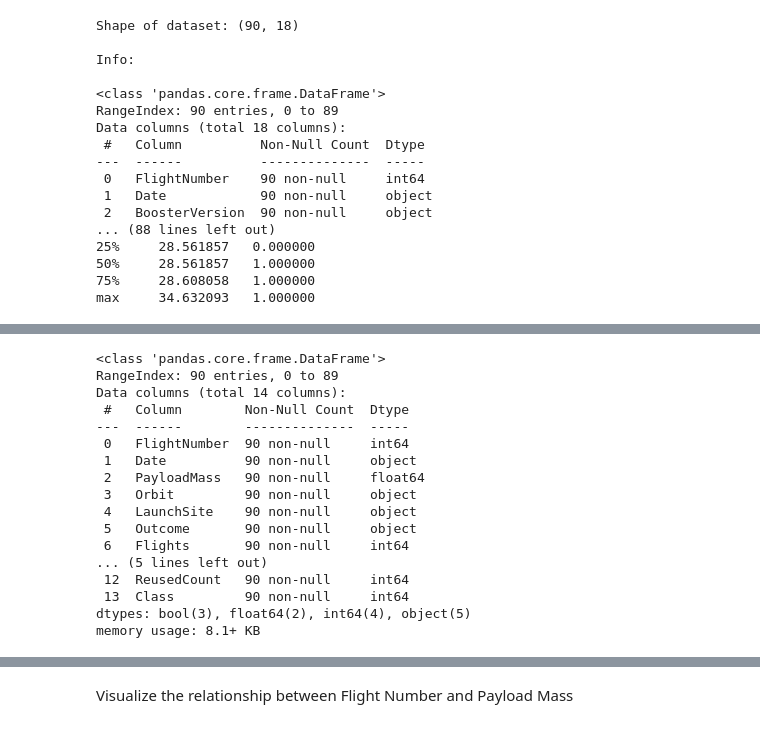
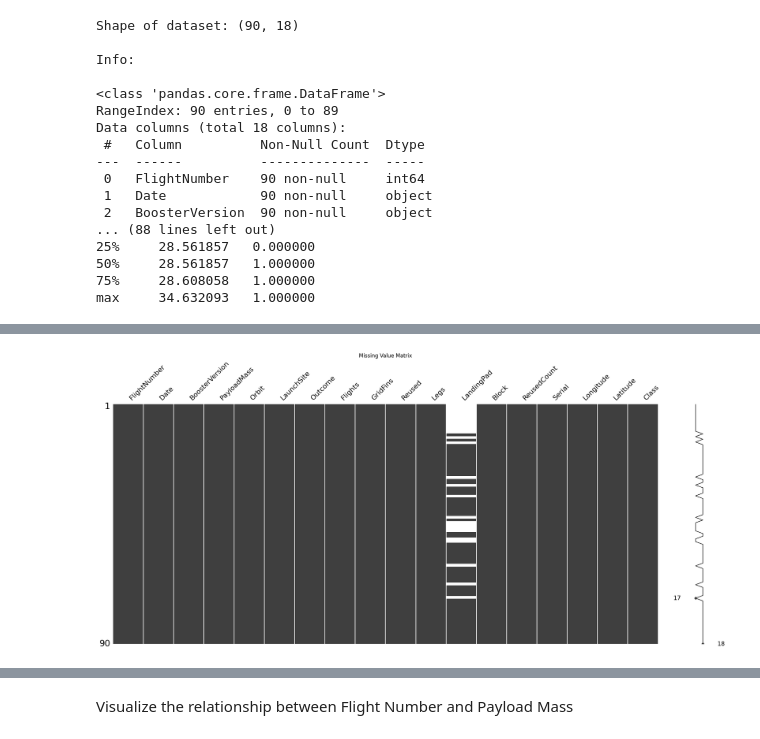
Before and after one commit to parisazeynaly/Space-X-Dataset, a Jupyter notebook: Space_x_Dataset.ipynb, the cells around one changed output, grey strips where cells are left out. Saved outputs shown, nothing was run; the diff lists cells and outputs as text; code cells hidden in the pictures.

```diff
--- a/Space_x_Dataset.ipynb
+++ b/Space_x_Dataset.ipynb
@@ -181,22 +40,7 @@ dtype: int64
-# %%
-df=df.drop(['BoosterVersion','Serial','Longitude','Latitude'],axis=1)
-# %%
-df.info()
-# %% [output]
-<class 'pandas.core.frame.DataFrame'>
-RangeIndex: 90 entries, 0 to 89
-Data columns (total 14 columns):
- #   Column        Non-Null Count  Dtype
----  ------        --------------  -----
- 0   FlightNumber  90 non-null     int64
- 1   Date          90 non-null     object
- 2   PayloadMass   90 non-null     float64
- 3   Orbit         90 non-null     object
- 4   LaunchSite    90 non-null     object
- 5   Outcome       90 non-null     object
- 6   Flights       90 non-null     int64
-... (5 lines left out)
- 12  ReusedCount   90 non-null     int64
- 13  Class         90 non-null     int64
-dtypes: bool(3), float64(2), int64(4), object(5)
-memory usage: 8.1+ KB
+# %%
+# Visualize missing data
+msno.matrix(df)
+plt.title("Missing Value Matrix")
+plt.show()
+# %% [output]
+[figure, added]
```
Also changed, not shown: parts of 23 cells of this notebook.
